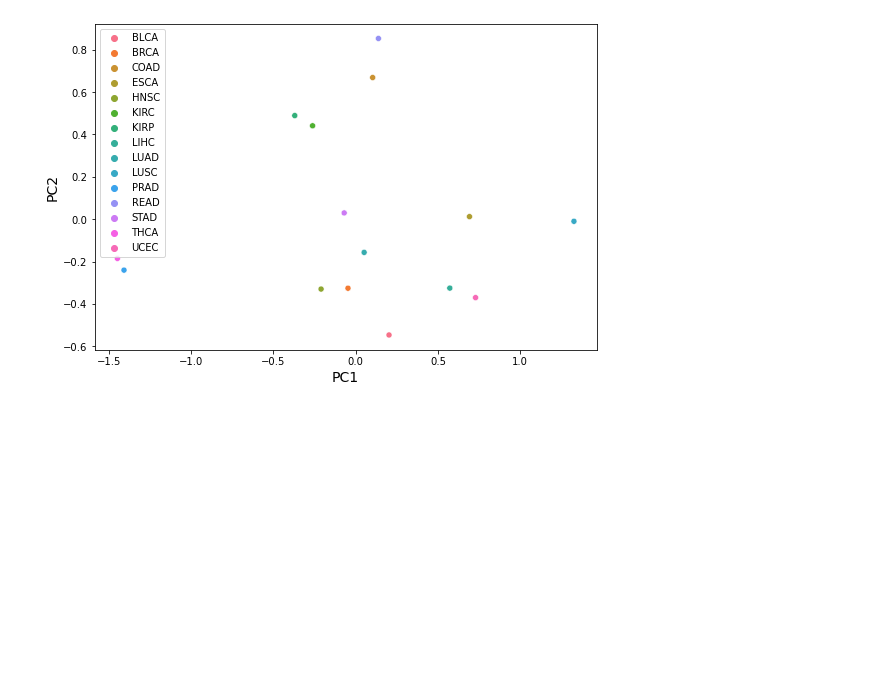
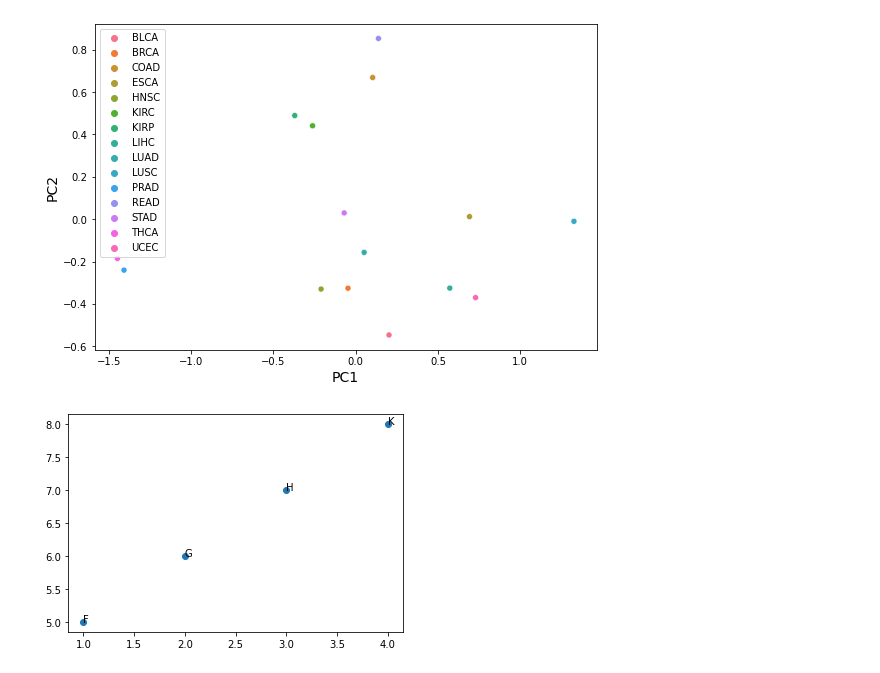
Before and after one commit to SamSaladino/FC-of-Genetic-pathways, a Jupyter notebook: Expr_pathways.ipynb, the cells around one changed output. Cells and saved outputs as stored; diff of their text form; code cells hidden in the pictures; blank space fills up the shorter version.

Commit message:
Testing plots

```diff
--- a/Expr_pathways.ipynb
+++ b/Expr_pathways.ipynb
@@ -143,3 +155,22 @@ sns.scatterplot( x = -P_matrix[:,0], y = P_matrix[:,1], hue = X.columns)
 # %% [output]
 <AxesSubplot:xlabel='PC1', ylabel='PC2'>
 [figure]
+# %%
+# Create the data
+x = np.array([1, 2, 3, 4])
+y = np.array([5, 6, 7, 8])
+
+# Create the labels
+labels = ['F', 'G', 'H', 'K']
+
+# Plot the scatterplot
+plt.scatter(x, y, label=labels)
+
+# Add the labels to the points
+for i in range(len(x)):
+    plt.annotate(labels[i], (x[i], y[i]))
+
+# Show the plot
+plt.show()
+# %% [output]
+[figure, added]
```
Also changed, not shown: parts of 6 cells of this notebook, 1 other file.
